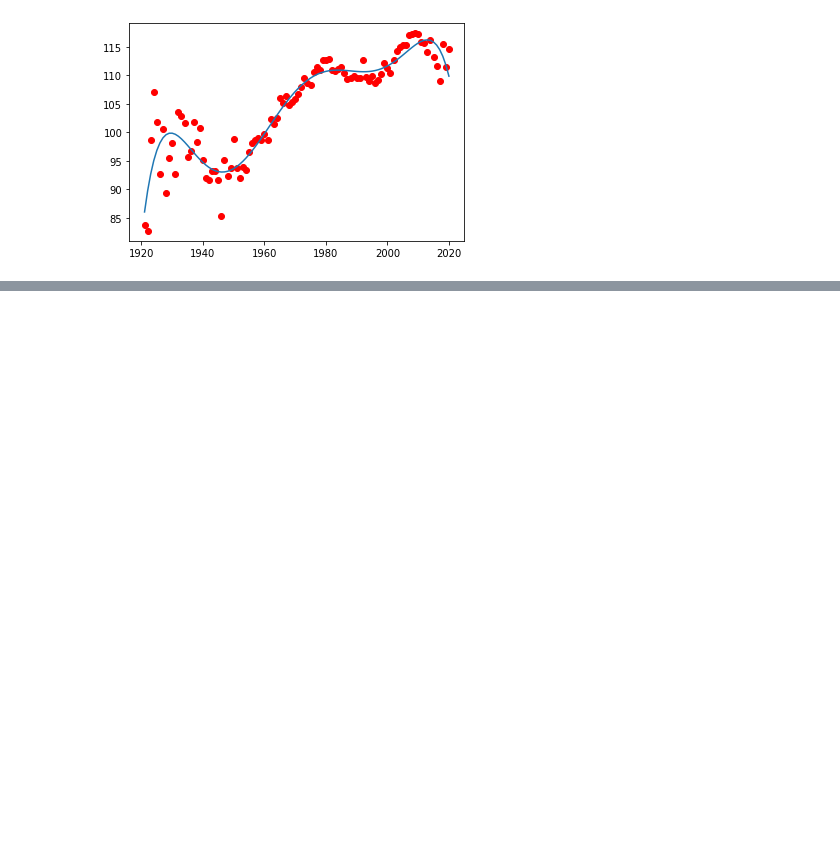
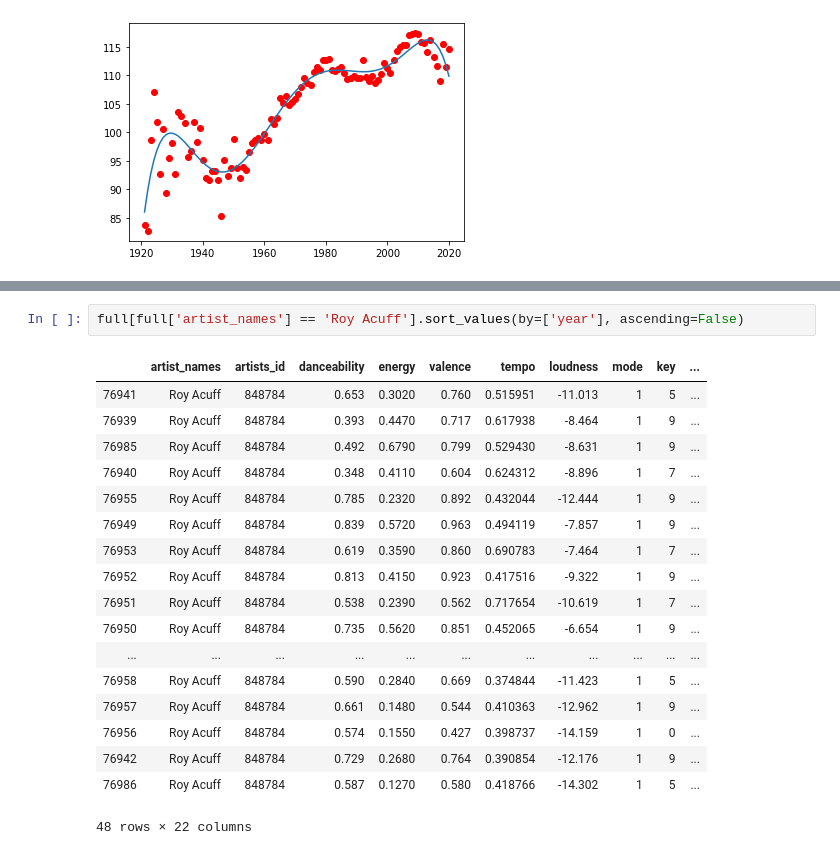
Before and after one commit to Wichaelian/ICM-2021, a Jupyter notebook: 2021_ICM_Problem_D_Data/Bullet 5.ipynb, the cells around one changed output, grey strips where cells are left out. Saved outputs shown, nothing was run; the diff lists cells and outputs as text; blank space fills up the shorter version.

```diff
--- a/2021_ICM_Problem_D_Data/Bullet 5.ipynb
+++ b/2021_ICM_Problem_D_Data/Bullet 5.ipynb
@@ -310,0 +410,21 @@ full
+# %%
+full[full['artist_names'] == 'Roy Acuff'].sort_values(by=['year'], ascending=False)
+# %% [output]
+|  | artist_names | artists_id | danceability | energy | valence | tempo | loudness | mode | key | ... |
+| 76941 | Roy Acuff | 848784 | 0.653 | 0.3020 | 0.760 | 0.515951 | -11.013 | 1 | 5 | ... |
+| 76939 | Roy Acuff | 848784 | 0.393 | 0.4470 | 0.717 | 0.617938 | -8.464 | 1 | 9 | ... |
+| 76985 | Roy Acuff | 848784 | 0.492 | 0.6790 | 0.799 | 0.529430 | -8.631 | 1 | 9 | ... |
+| 76940 | Roy Acuff | 848784 | 0.348 | 0.4110 | 0.604 | 0.624312 | -8.896 | 1 | 7 | ... |
+| 76955 | Roy Acuff | 848784 | 0.785 | 0.2320 | 0.892 | 0.432044 | -12.444 | 1 | 9 | ... |
+| 76949 | Roy Acuff | 848784 | 0.839 | 0.5720 | 0.963 | 0.494119 | -7.857 | 1 | 9 | ... |
+| 76953 | Roy Acuff | 848784 | 0.619 | 0.3590 | 0.860 | 0.690783 | -7.464 | 1 | 7 | ... |
+| 76952 | Roy Acuff | 848784 | 0.813 | 0.4150 | 0.923 | 0.417516 | -9.322 | 1 | 9 | ... |
+| 76951 | Roy Acuff | 848784 | 0.538 | 0.2390 | 0.562 | 0.717654 | -10.619 | 1 | 7 | ... |
+| 76950 | Roy Acuff | 848784 | 0.735 | 0.5620 | 0.851 | 0.452065 | -6.654 | 1 | 9 | ... |
+| ... | ... | ... | ... | ... | ... | ... | ... | ... | ... | ... |
+| 76958 | Roy Acuff | 848784 | 0.590 | 0.2840 | 0.669 | 0.374844 | -11.423 | 1 | 5 | ... |
+| 76957 | Roy Acuff | 848784 | 0.661 | 0.1480 | 0.544 | 0.410363 | -12.962 | 1 | 9 | ... |
+| 76956 | Roy Acuff | 848784 | 0.574 | 0.1550 | 0.427 | 0.398737 | -14.159 | 1 | 0 | ... |
+| 76942 | Roy Acuff | 848784 | 0.729 | 0.2680 | 0.764 | 0.390854 | -12.176 | 1 | 9 | ... |
+| 76986 | Roy Acuff | 848784 | 0.587 | 0.1270 | 0.580 | 0.418766 | -14.302 | 1 | 5 | ... |
+48 rows × 22 columns
```
Also changed, not shown: parts of 22 cells of this notebook, 1 other file.
